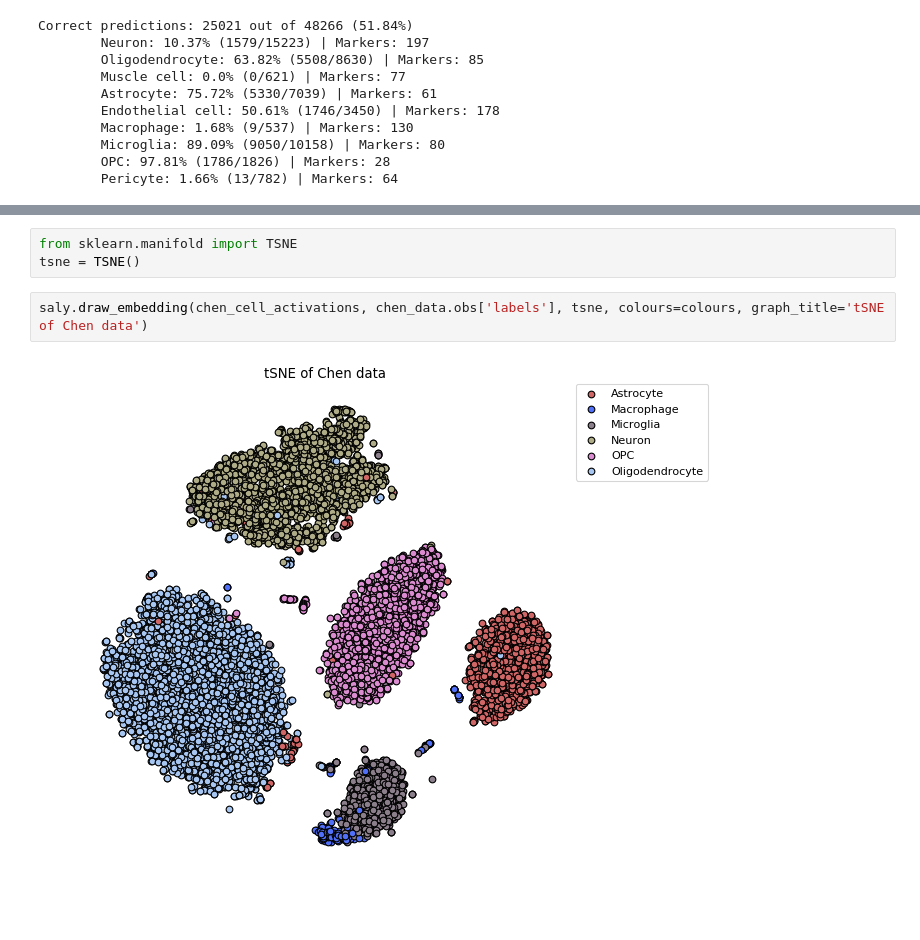
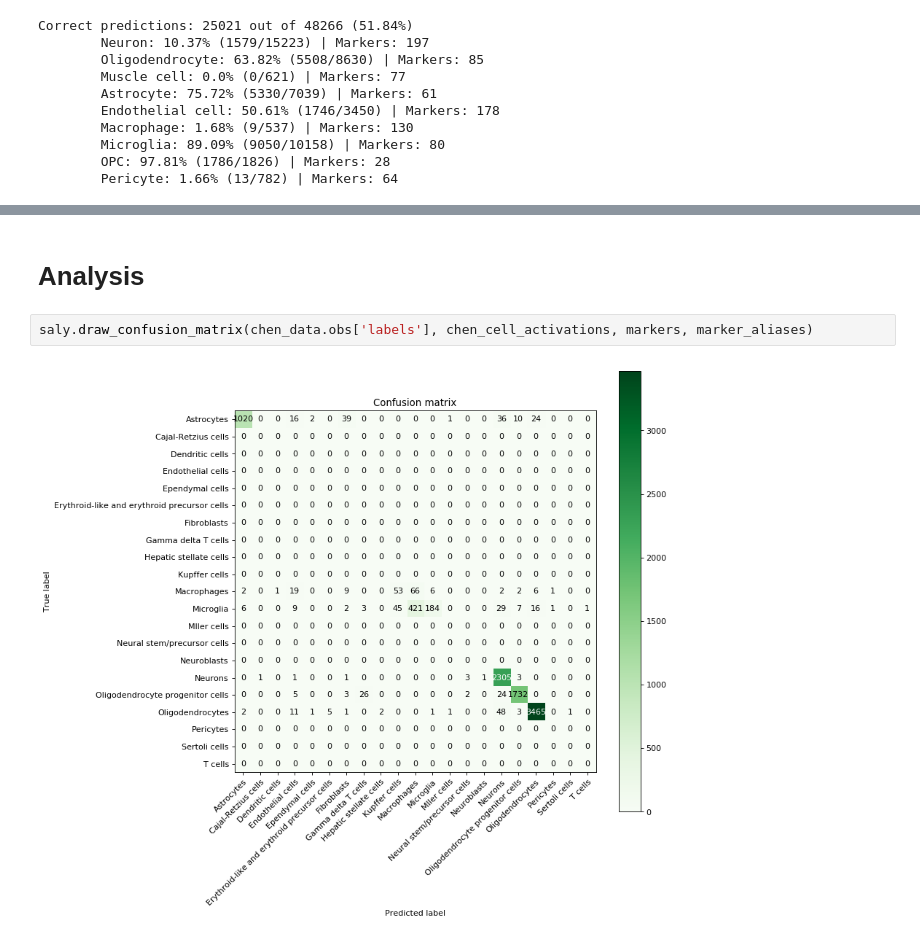
Before and after one commit to LongarMD/MarkerGenes, a Jupyter notebook: Experiments/Experiment1_Brain.ipynb, the cells around one changed output, grey strips where cells are left out. Cells and saved outputs as stored; diff of their text form.

Commit message:
Adds AUC, F1 and confusion matrices

```diff
--- a/Experiments/Experiment1_Brain.ipynb
+++ b/Experiments/Experiment1_Brain.ipynb
@@ -160,7 +160,6 @@ Correct predictions: 37434 out of 48266 (77.56%)
-# %%
-from sklearn.manifold import TSNE
-tsne = TSNE()
-# %%
-saly.draw_embedding(chen_cell_activations, chen_data.obs['labels'], tsne, colours=colours, graph_title='tSNE of Chen data')
-# %% [output]
-[figure, removed]
+# %% [markdown]
+# Analysis
+# %%
+saly.draw_confusion_matrix(chen_data.obs['labels'], chen_cell_activations, markers, marker_aliases)
+# %% [output]
+[figure, added]
```
Also changed, not shown: parts of 5 cells of this notebook, 9 other files.
